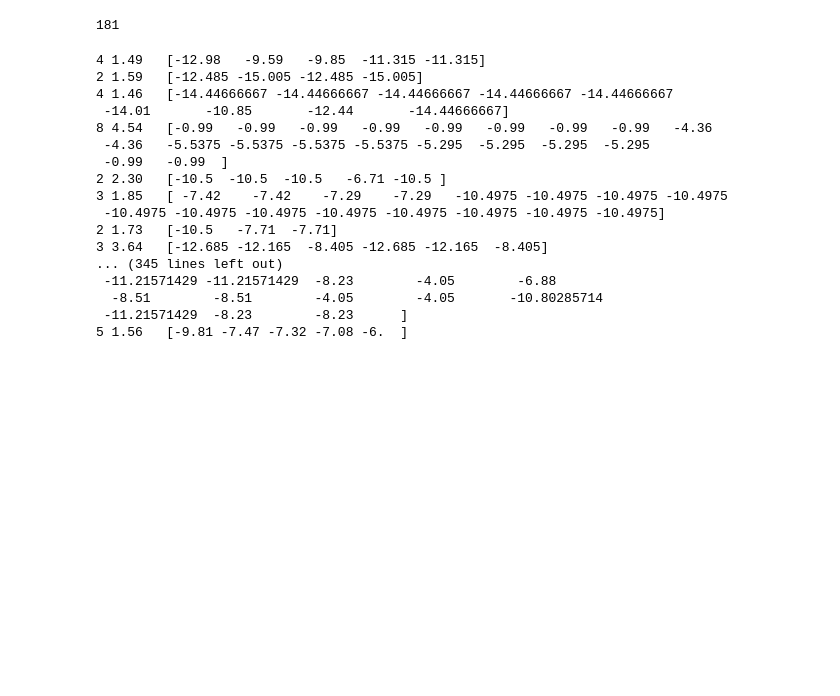
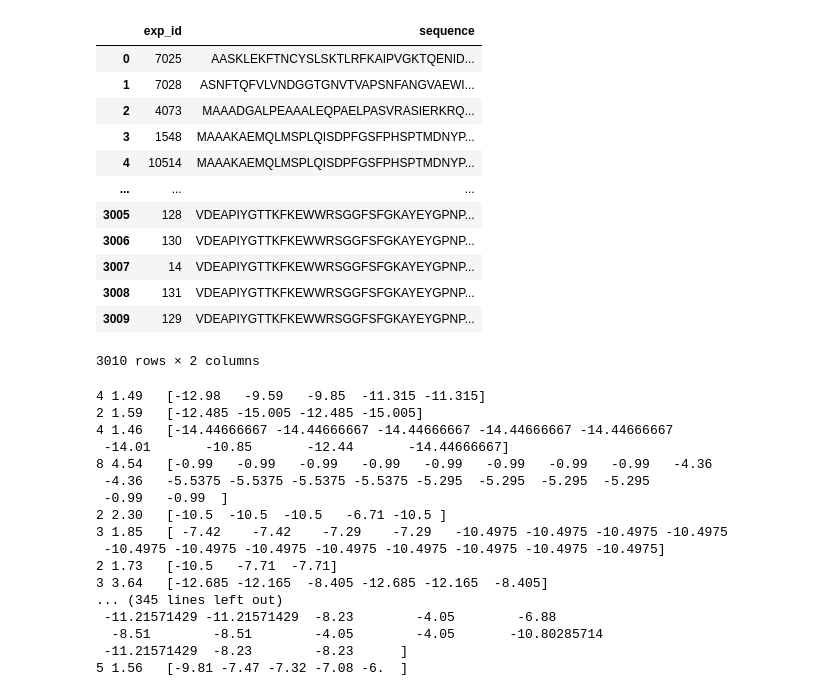
Before and after one commit to leepaul009/pri_model, a Jupyter notebook: notebook/Untitled1.ipynb, the cells around one changed output. Cells and saved outputs as stored; diff of their text form; code cells hidden in the pictures; blank space fills up the shorter version.

```diff
--- a/notebook/Untitled1.ipynb
+++ b/notebook/Untitled1.ipynb
@@ -57,7 +115,19 @@ madf.head(3)
 # %%
-nsum
+pd.read_csv('data.csv', sep='\t', low_memory=False)
 # %% [output]
+|  | exp_id | sequence |
+| 0 | 7025 | AASKLEKFTNCYSLSKTLRFKAIPVGKTQENID... |
+| 1 | 7028 | ASNFTQFVLVNDGGTGNVTVAPSNFANGVAEWI... |
+| 2 | 4073 | MAAADGALPEAAALEQPAELPASVRASIERKRQ... |
+| 3 | 1548 | MAAAKAEMQLMSPLQISDPFGSFPHSPTMDNYP... |
+| 4 | 10514 | MAAAKAEMQLMSPLQISDPFGSFPHSPTMDNYP... |
+| ... | ... | ... |
+| 3005 | 128 | VDEAPIYGTTKFKEWWRSGGFSFGKAYEYGPNP... |
+| 3006 | 130 | VDEAPIYGTTKFKEWWRSGGFSFGKAYEYGPNP... |
+| 3007 | 14 | VDEAPIYGTTKFKEWWRSGGFSFGKAYEYGPNP... |
+| 3008 | 131 | VDEAPIYGTTKFKEWWRSGGFSFGKAYEYGPNP... |
+| 3009 | 129 | VDEAPIYGTTKFKEWWRSGGFSFGKAYEYGPNP... |
-181
+3010 rows × 2 columns
 # %%
 nsum = 0
 for k, subdf in madf.groupby('base_class'):
```
Also changed, not shown: parts of 4 cells of this notebook, 23 other files.
